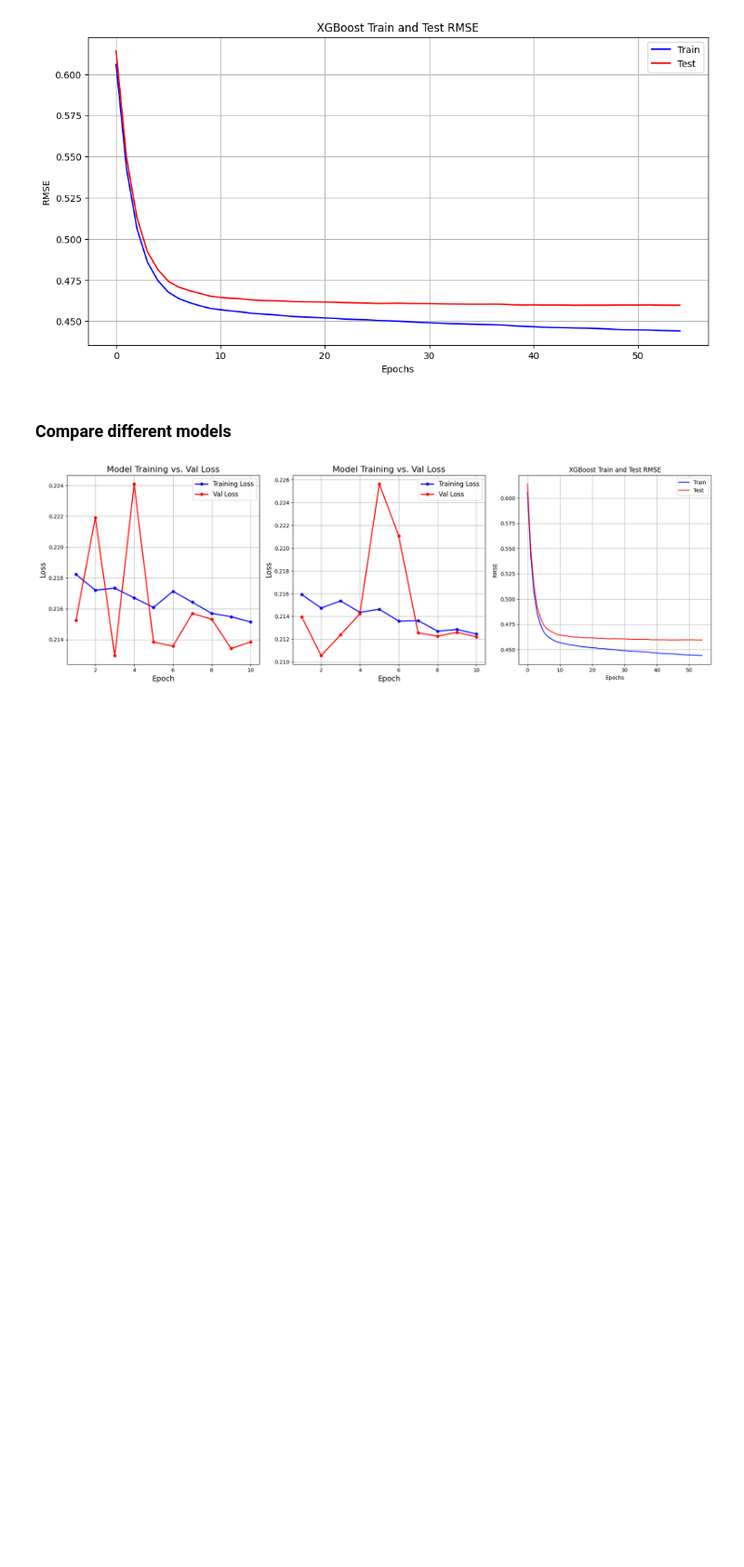
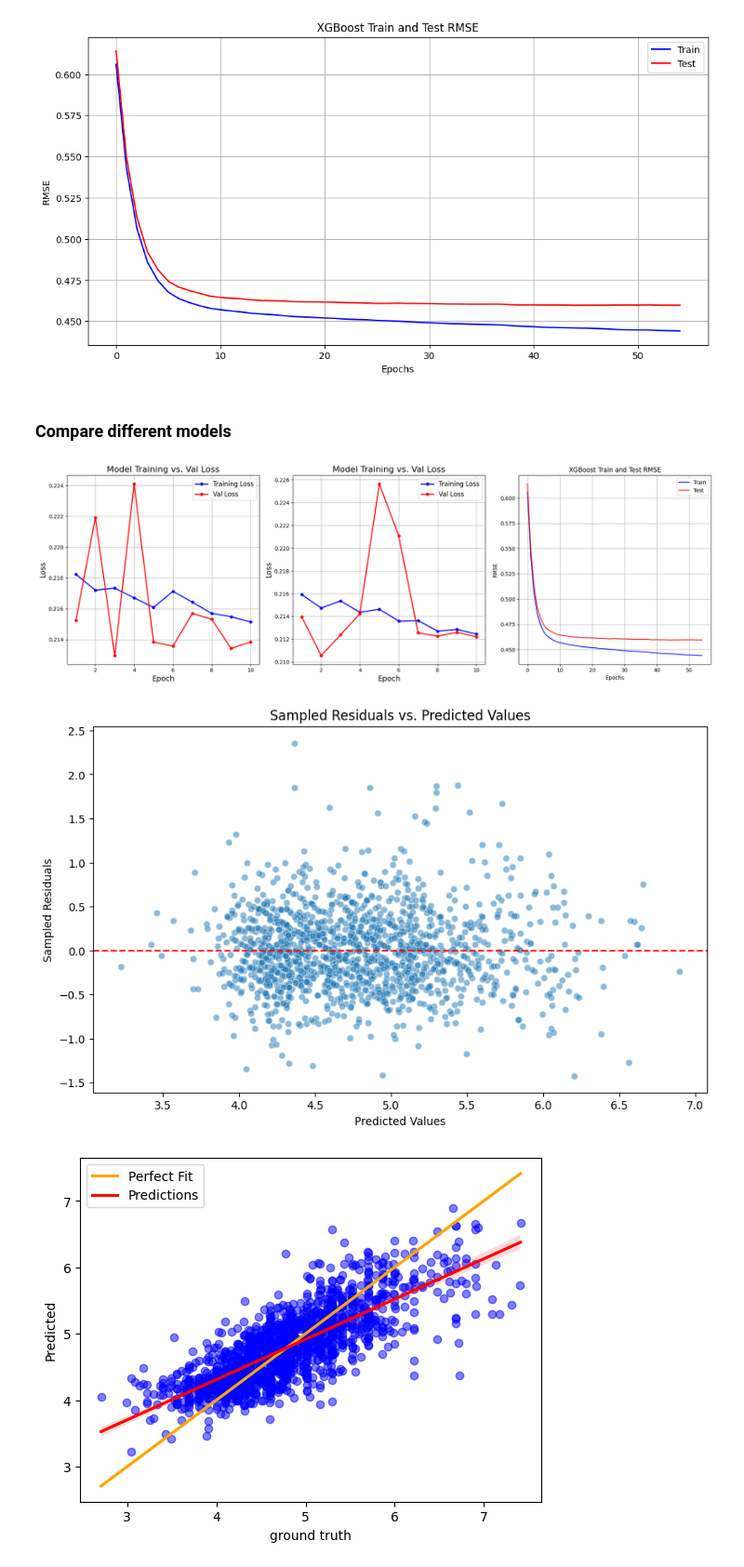
Before and after one commit to CSE151A-Project/151A-project, a Jupyter notebook: Milestone4.ipynb, the cells around one changed output. Shown at 93% size. Saved outputs shown, nothing was run; the diff lists cells and outputs as text; code cells hidden in the pictures; blank space fills up the shorter version.

```diff
--- a/Milestone4.ipynb
+++ b/Milestone4.ipynb
@@ -402,0 +525,5 @@ plt.show()
+# %%
+plot_graphs(y_test, y_pred, degree = 1, save = False)
+# %% [output]
+[figure, added]
+[figure, added]
```
Also changed, not shown: parts of 7 cells of this notebook.
